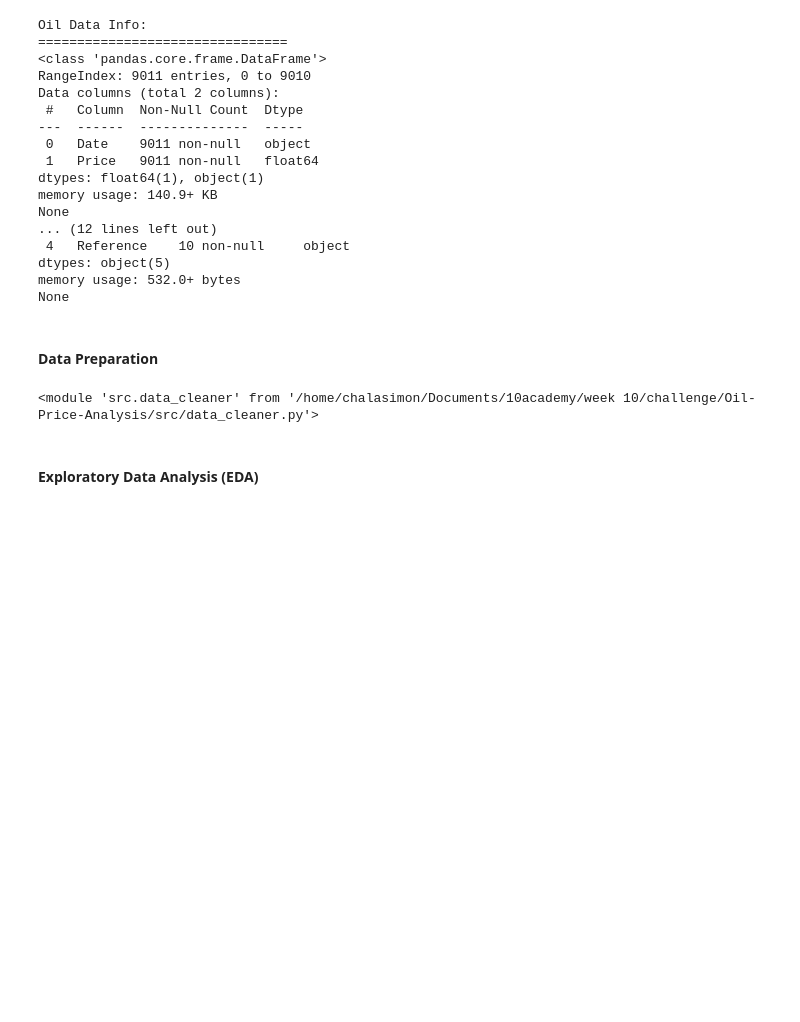
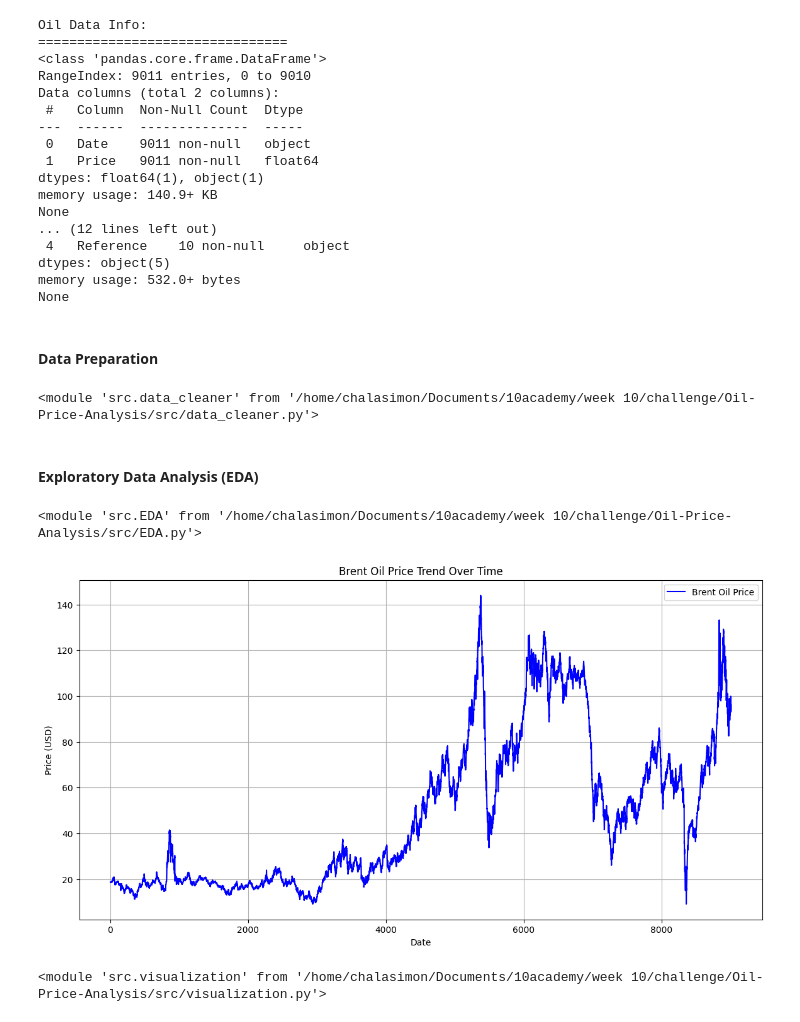
Before and after one commit to chalasimon/Oil-Price-Analysis, a Jupyter notebook: notebook/bayesian_analysis.ipynb, the cells around one changed output. Drawn from its saved outputs; the diff is of its cells as text; code cells hidden in the pictures; blank space fills up the shorter version.

Commit message:
feat: visualization added

```diff
--- a/notebook/bayesian_analysis.ipynb
+++ b/notebook/bayesian_analysis.ipynb
@@ -101,3 +101,24 @@ oil_data_cleaned = oil_data_cleaner.transform_oil(oil_data)
 event_data_cleaned = event_data_cleaner.transform_event(event_data)
 # %% [markdown]
 #### Exploratory Data Analysis (EDA)
+# %%
+# Load the module
+from src.EDA import EDA
+import src.EDA
+reload(src.EDA)
+# %% [output]
+<module 'src.EDA' from '/home/chalasimon/Documents/10academy/week 10/challenge/Oil-Price-Analysis/src/EDA.py'>
+# %%
+# initialize the EDA
+eda = EDA(oil_data_cleaned)
+# perform EDA
+eda.plot_price_trend()
+# %% [output]
+[figure, added]
+# %%
+# load the module of visualization
+from src.visualization import BrentVisualizer
+import src.visualization
+reload(src.visualization)
+# %% [output]
+<module 'src.visualization' from '/home/chalasimon/Documents/10academy/week 10/challenge/Oil-Price-Analysis/src/visualization.py'>
```
Also changed, not shown: parts of 2 cells of this notebook, 1 other file.
